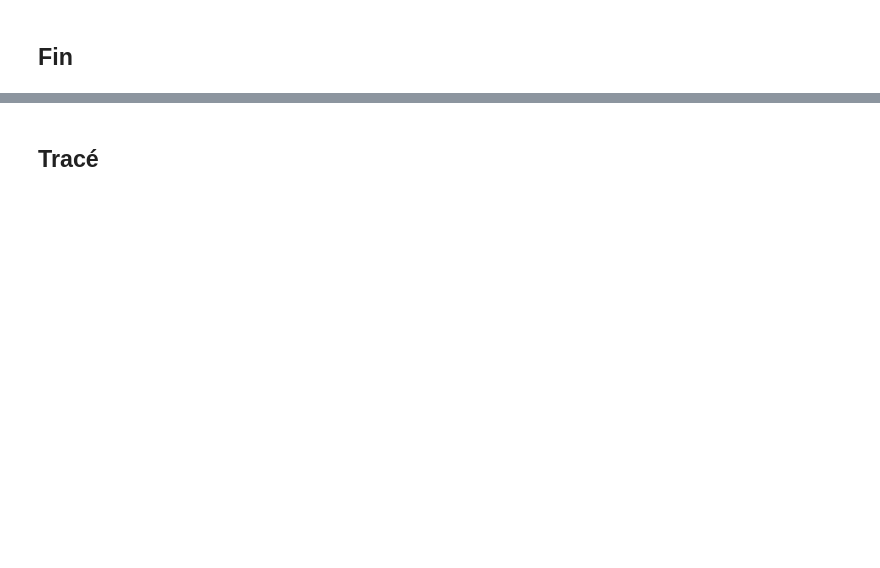
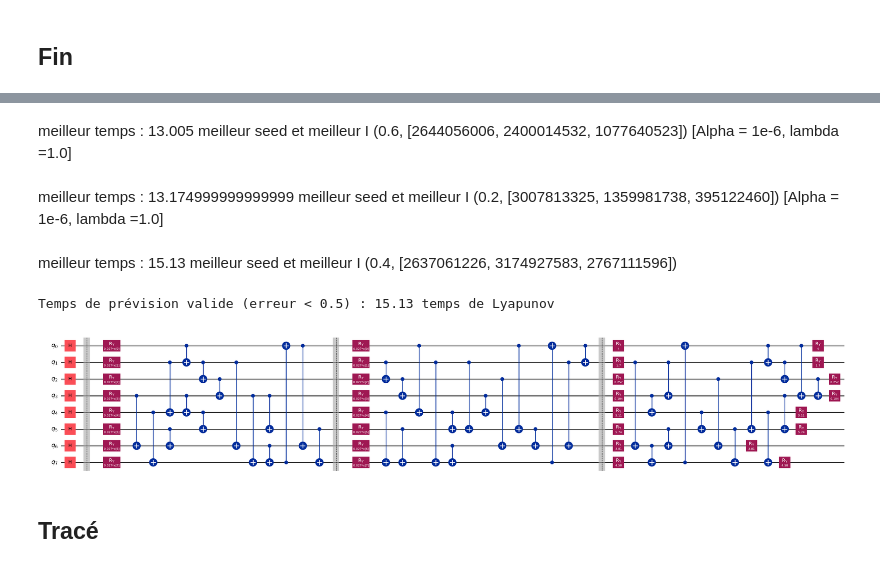
Before and after one commit to q-IL/quantum_algorithms, a Jupyter notebook: Hackathon - Toulouse/Finale/QRC.ipynb, the cells around one changed output, grey strips where cells are left out. Cells and saved outputs as stored; diff of their text form; code cells hidden in the pictures; blank space fills up the shorter version.

```diff
--- a/Hackathon - Toulouse/Finale/QRC.ipynb
+++ b/Hackathon - Toulouse/Finale/QRC.ipynb
@@ -318,3 +369,22 @@ Temps de prévision valide (erreur < 0.5) : 9.95 temps de Lyapunov
+# %% [markdown]
+meilleur temps : 13.005
+meilleur seed et meilleur I (0.6, [2644056006, 2400014532, 1077640523])
+[Alpha = 1e-6, lambda =1.0]
+# %% [markdown]
+meilleur temps : 13.174999999999999
+meilleur seed et meilleur I (0.2, [3007813325, 1359981738, 395122460]) [Alpha = 1e-6, lambda =1.0]
+# %% [markdown]
+meilleur temps : 15.13
+meilleur seed et meilleur I (0.4, [2637061226, 3174927583, 2767111596])
+# %%
+m=(0.4, [2637061226, 3174927583, 2767111596])
+i=m[0]
+circuit_ex, qc_ex, I_seeds_ex = build_circuit(K=8, I=i, nb_ring=3, nb_encode=2, lam=best_params_by_I[i]["lambda"],I_seeds=m[1])
+results = run_qrc_experiment(circuit=circuit_ex,qc=qc_ex, feature_mode="probs",print_temps=True,ridge_alpha=best_params_by_I[i]["alpha"],n_train=2000)
+qc_ex.draw('mpl', fold=-1)
+# %% [output]
+Temps de prévision valide (erreur < 0.5) : 15.13 temps de Lyapunov
+[figure, added]
 # %% [markdown]
 ## Tracé
 # %%
```
Also changed, not shown: parts of 10 cells of this notebook.
